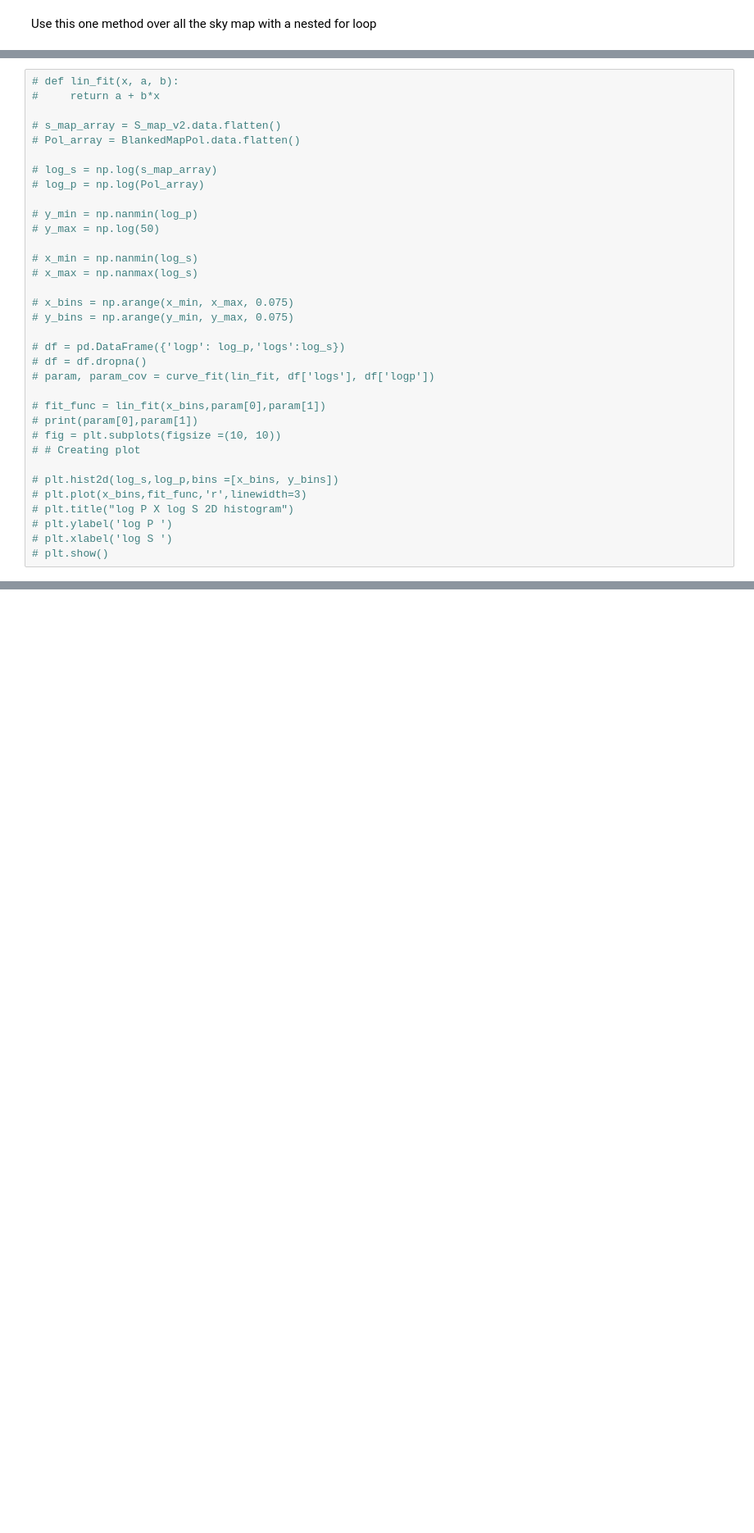
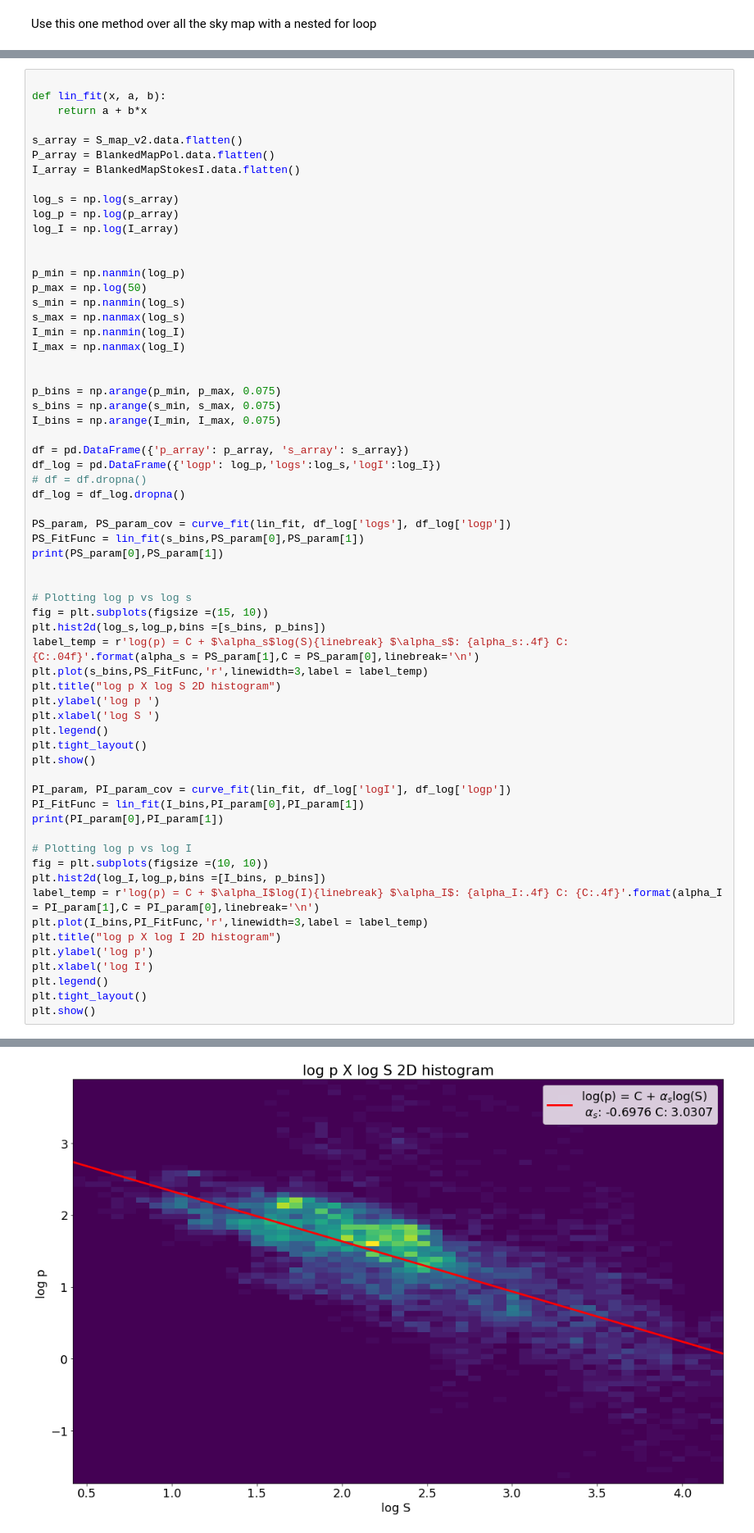
Before and after one commit to Siddharth3-14/Internship-MIT, a Jupyter notebook: angle_dispersion_funtion.ipynb, the cells around one changed output, grey strips where cells are left out. Shown: that part at 82% size. Drawn from its saved outputs; the diff is of its cells as text; blank space fills up the shorter version.

```diff
--- a/angle_dispersion_funtion.ipynb
+++ b/angle_dispersion_funtion.ipynb
@@ -241,34 +380,64 @@ plt.show()
 # %%
-# def lin_fit(x, a, b):
-#     return a + b*x
 
-# s_map_array = S_map_v2.data.flatten()
-# Pol_array = BlankedMapPol.data.flatten()
+def lin_fit(x, a, b):
+    return a + b*x
 
-# log_s = np.log(s_map_array)
-# log_p = np.log(Pol_array)
+s_array = S_map_v2.data.flatten()
+P_array = BlankedMapPol.data.flatten()
+I_array = BlankedMapStokesI.data.flatten()
 
-# y_min = np.nanmin(log_p)
-# y_max = np.log(50)
+log_s = np.log(s_array)
+log_p = np.log(p_array)
+log_I = np.log(I_array)
 
-# x_min = np.nanmin(log_s)
-# x_max = np.nanmax(log_s)
 
-# x_bins = np.arange(x_min, x_max, 0.075)
-# y_bins = np.arange(y_min, y_max, 0.075)
+p_min = np.nanmin(log_p)
+p_max = np.log(50)
+s_min = np.nanmin(log_s)
+s_max = np.nanmax(log_s)
+I_min = np.nanmin(log_I)
+I_max = np.nanmax(log_I)
 
-# df = pd.DataFrame({'logp': log_p,'logs':log_s})
+
+p_bins = np.arange(p_min, p_max, 0.075)
+s_bins = np.arange(s_min, s_max, 0.075)
+I_bins = np.arange(I_min, I_max, 0.075)
+
+df = pd.DataFrame({'p_array': p_array, 's_array': s_array})
+df_log = pd.DataFrame({'logp': log_p,'logs':log_s,'logI':log_I})
 # df = df.dropna()
-# param, param_cov = curve_fit(lin_fit, df['logs'], df['logp'])
+df_log = df_log.dropna()
 
-# fit_func = lin_fit(x_bins,param[0],param[1])
-# print(param[0],param[1])
-# fig = plt.subplots(figsize =(10, 10))
-# # Creating plot
+PS_param, PS_param_cov = curve_fit(lin_fit, df_log['logs'], df_log['logp'])
+PS_FitFunc = lin_fit(s_bins,PS_param[0],PS_param[1])
+print(PS_param[0],PS_param[1])
 
-# plt.hist2d(log_s,log_p,bins =[x_bins, y_bins])
-# plt.plot(x_bins,fit_func,'r',linewidth=3)
-# plt.title("log P X log S 2D histogram")
-# plt.ylabel('log P ')
-# plt.xlabel('log S ')
-# plt.show()
+
+# Plotting log p vs log s
+fig = plt.subplots(figsize =(15, 10))
+plt.hist2d(log_s,log_p,bins =[s_bins, p_bins])
+label_temp = r'log(p) = C + $\alpha_s$log(S){linebreak} $\alpha_s$: {alpha_s:.4f} C: {C:.04f}'.format(alpha_s = PS_param[1],C = PS_param[0],linebreak='\n')
+plt.plot(s_bins,PS_FitFunc,'r',linewidth=3,label = label_temp)
+plt.title("log p X log S 2D histogram")
+plt.ylabel('log p ')
+plt.xlabel('log S ')
+plt.legend()
+plt.tight_layout()
+plt.show()
+
+PI_param, PI_param_cov = curve_fit(lin_fit, df_log['logI'], df_log['logp'])
+PI_FitFunc = lin_fit(I_bins,PI_param[0],PI_param[1])
+print(PI_param[0],PI_param[1])
+
+# Plotting log p vs log I
+fig = plt.subplots(figsize =(10, 10))
+plt.hist2d(log_I,log_p,bins =[I_bins, p_bins])
+label_temp = r'log(p) = C + $\alpha_I$log(I){linebreak} $\alpha_I$: {alpha_I:.4f} C: {C:.4f}'.format(alpha_I = PI_param[1],C = PI_param[0],linebreak='\n')
+plt.plot(I_bins,PI_FitFunc,'r',linewidth=3,label = label_temp)
+plt.title("log p X log I 2D histogram")
+plt.ylabel('log p')
+plt.xlabel('log I')
+plt.legend()
+plt.tight_layout()
+plt.show()
+# %% [output]
@@ -274,0 +445 @@ plt.show()
+[figure, added]
```
Also changed, not shown: parts of 23 cells of this notebook, 1 other file.
